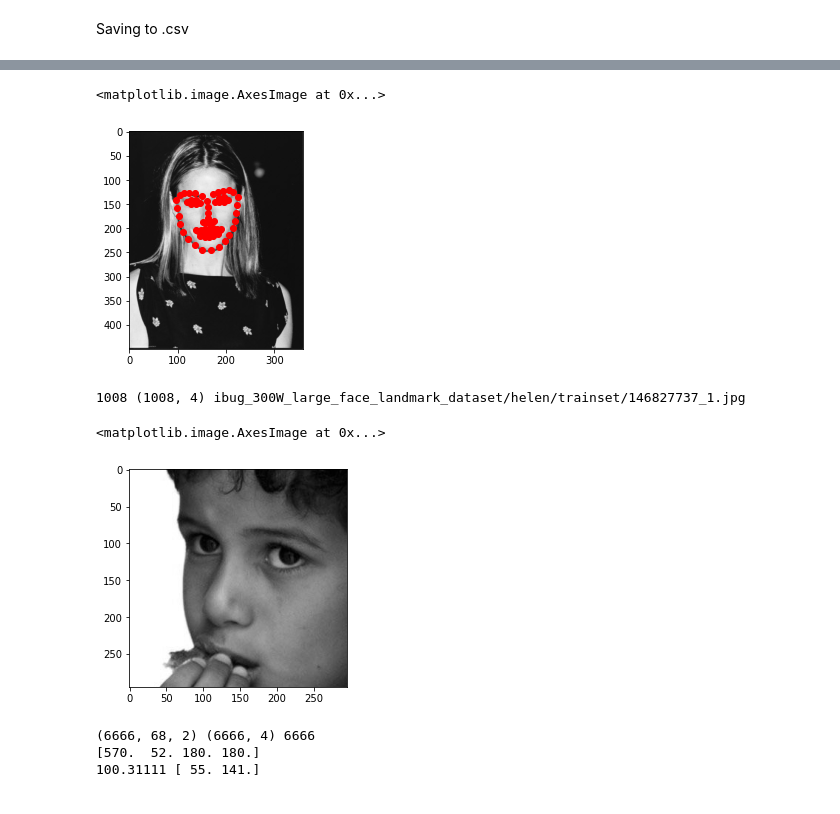
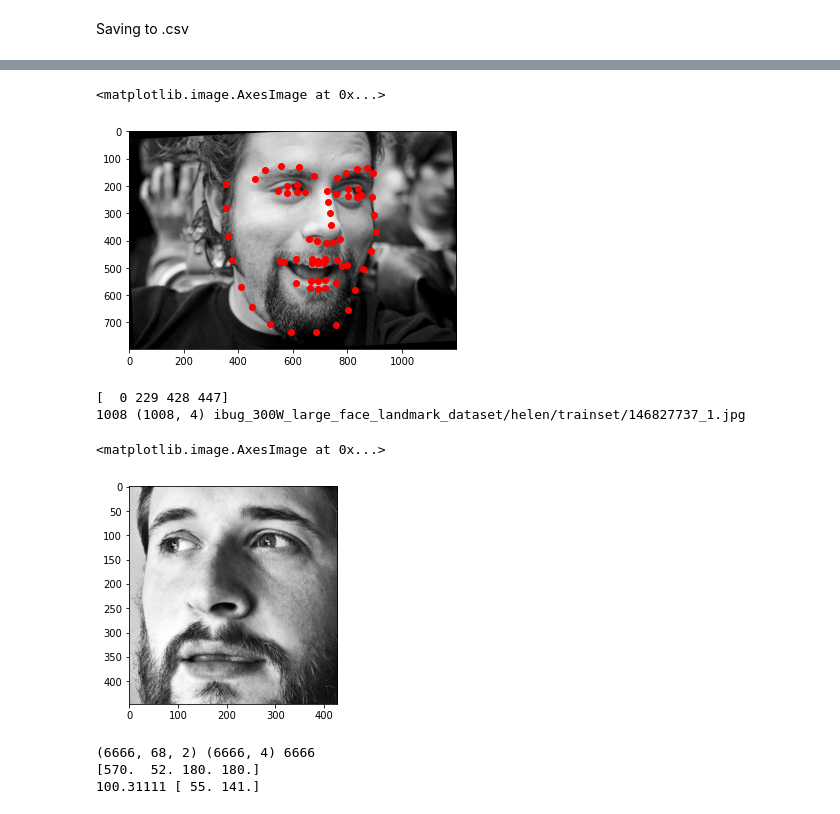
Before and after one commit to sinood/cs194-26_proj4_p3, a Jupyter notebook: cs192_26_proj4.ipynb, the cells around one changed output, grey strips where cells are left out. Cells and saved outputs as stored; diff of their text form; code cells hidden in the pictures.

```diff
--- a/cs192_26_proj4.ipynb
+++ b/cs192_26_proj4.ipynb
@@ -149,0 +194,35 @@ class LandmarkDataset(Dataset):
+# %%
+import imgaug as ia
+import imgaug.augmenters as iaa
+from imgaug.augmentables import Keypoint, KeypointsOnImage
+
+# Randomly rotate between -5 and 5 degrees, change brightness between 50% and 150%
+def rand_transform(im, landmarks):
+    # Set random transfrom params and define transform function
+    deg_to_rotate = random.randint(-5,5)
+    to_multiply = random.random() + 0.5
+    seq = iaa.Sequential([
+        iaa.Multiply(to_multiply),
+        iaa.Affine(rotate=deg_to_rotate)
+    ])
+    # Set keypoints to transform
+    kps = KeypointsOnImage([Keypoint(x=keypt[0],y=keypt[1]) for keypt in landmarks], shape = im.shape)
+    # Resize image to transform with keypts
+    # im_resized = resize(sk.color.rgb2gray(im).astype(np.float32), (im.shape[1], im.shape[0]))
+    # Transform resized image with keypoints
+    im_aug, landmarks_aug = seq(image=im.astype(np.float32), keypoints=kps)
+    # Same transformation on original sized image as well to save for later
+    # im_aug_lrg = seq(image=im)
+    # Output transformed landmarks to list
+    landmarks_ret = np.array([[keypt.x, keypt.y] for keypt in landmarks_aug.keypoints])
+    return im_aug, landmarks_ret
+
+# Apply rand_transform to entire dataset <passes> times
+def augment_dataset(dataset, passes=1):
+  dataloader = DataLoader(dataset)
+  for p in range(passes):
+    for ind, sample in enumerate(dataloader):
+      to_transform_im = sample['image'][0].numpy()
+      to_transform_landmarks = sample['landmarks'][0].numpy()
+      transformed_im, transformed_landmarks = rand_transform(to_transform_im, to_transform_landmarks)
+      dataset.add(transformed_im, transformed_landmarks)
@@ -172,26 +285,30 @@ save_im_w_pts(im, keypts, '/content/dataloader_out/test1.jpg')
 # %%
 # dataset = LandmarkDataset(6656)
-sample = dataset[7]
+sample = dataset[5]
 im = sample['image']
 keypts = sample['landmarks']
-im, keypts = get_original_image_w_pts(keypts, dataset, 7)
+im, keypts = get_original_image_w_pts(keypts, dataset, 5)
+im, keypts = rand_transform(im, keypts)
 plt.scatter(keypts[:, 0], keypts[:, 1],c='red')
 plt.imshow(im, cmap='gray')
 # %% [output]
 <matplotlib.image.AxesImage at 0x...>
-[figure, old version]
+[figure, new version]
 # %%
 # test dataset testing
-im_t = sk.color.rgb2gray(skio.imread(img_filenames_t[0]))
-bbox_t = bboxes_t[0].astype(int)
+im_t = sk.color.rgb2gray(skio.imread(img_filenames_t[15]))
+bbox_t = bboxes_t[15].astype(int)
 im_t = crop_img(im_t, bbox_t)
+print(bbox_t)
+# im_t = resize_img(im_t, 244)
 print(len(img_filenames_t), bboxes_t.shape, img_filenames_t[0])
 plt.close()
 plt.imshow(im_t, cmap='gray')
 # %% [output]
+[  0 229 428 447]
 1008 (1008, 4) ibug_300W_large_face_landmark_dataset/helen/trainset/146827737_1.jpg
 <matplotlib.image.AxesImage at 0x...>
-[figure, old version]
+[figure, new version]
 # %%
 
 
```
Also changed, not shown: parts of 9 cells of this notebook.
